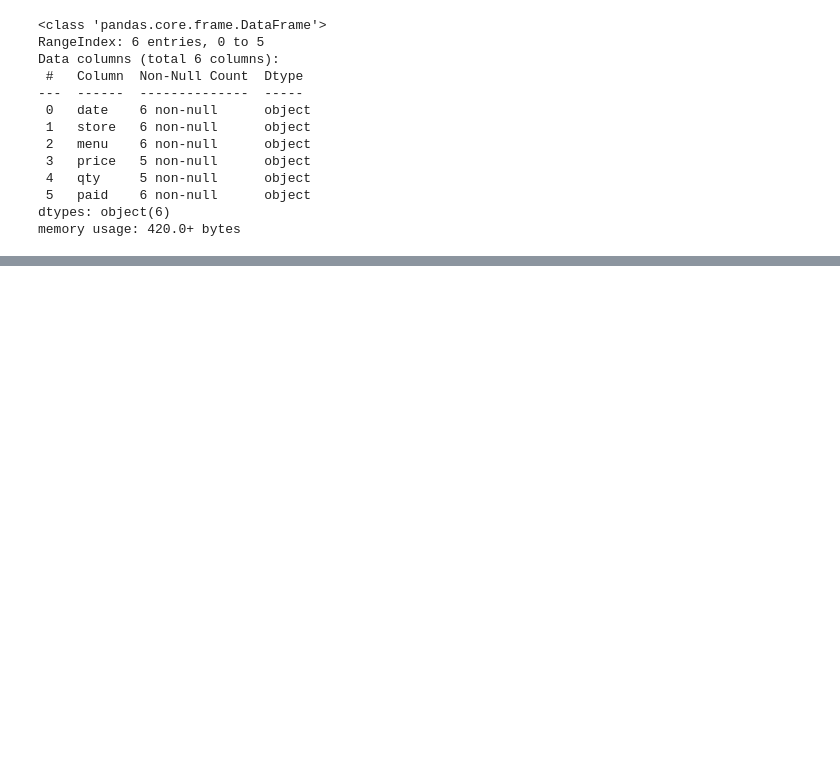
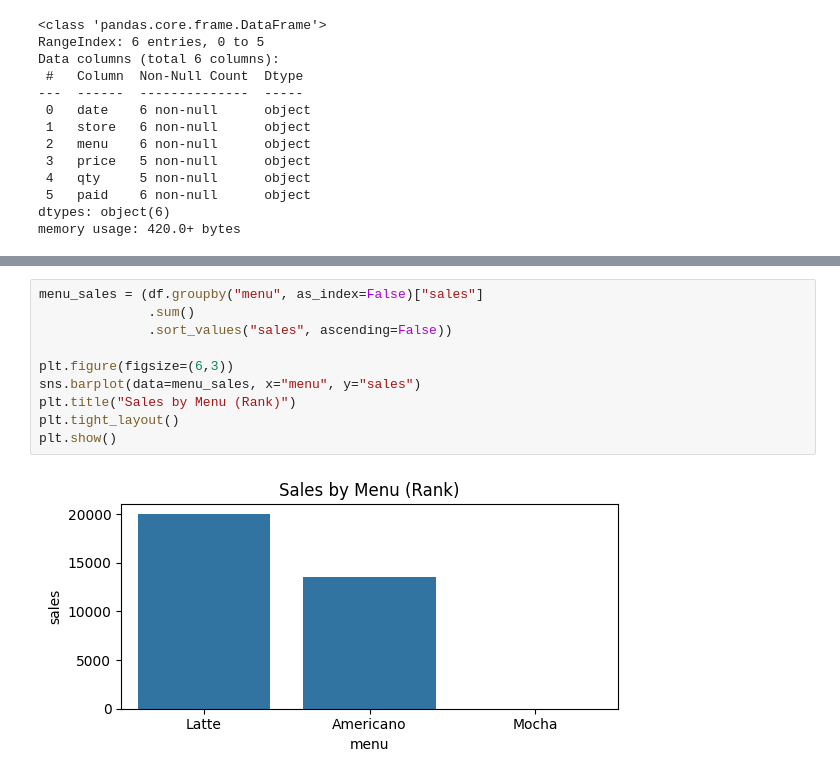
Before and after one commit to gorhkdwj/DA_portfolio, a Jupyter notebook: 03_Coding_Study/02_EDA/04_EDA_4강/04_Preview/EDA_4_Preview.ipynb, the cells around one changed output, grey strips where cells are left out. Drawn from its saved outputs; the diff is of its cells as text; blank space fills up the shorter version.

```diff
--- a/03_Coding_Study/02_EDA/04_EDA_4강/04_Preview/EDA_4_Preview.ipynb
+++ b/03_Coding_Study/02_EDA/04_EDA_4강/04_Preview/EDA_4_Preview.ipynb
@@ -89,0 +149,12 @@ plt.show()
+# %%
+menu_sales = (df.groupby("menu", as_index=False)["sales"]
+              .sum()
+              .sort_values("sales", ascending=False))
+
+plt.figure(figsize=(6,3))
+sns.barplot(data=menu_sales, x="menu", y="sales")
+plt.title("Sales by Menu (Rank)")
+plt.tight_layout()
+plt.show()
+# %% [output]
+[figure, added]
```
Also changed, not shown: parts of 13 cells of this notebook.
